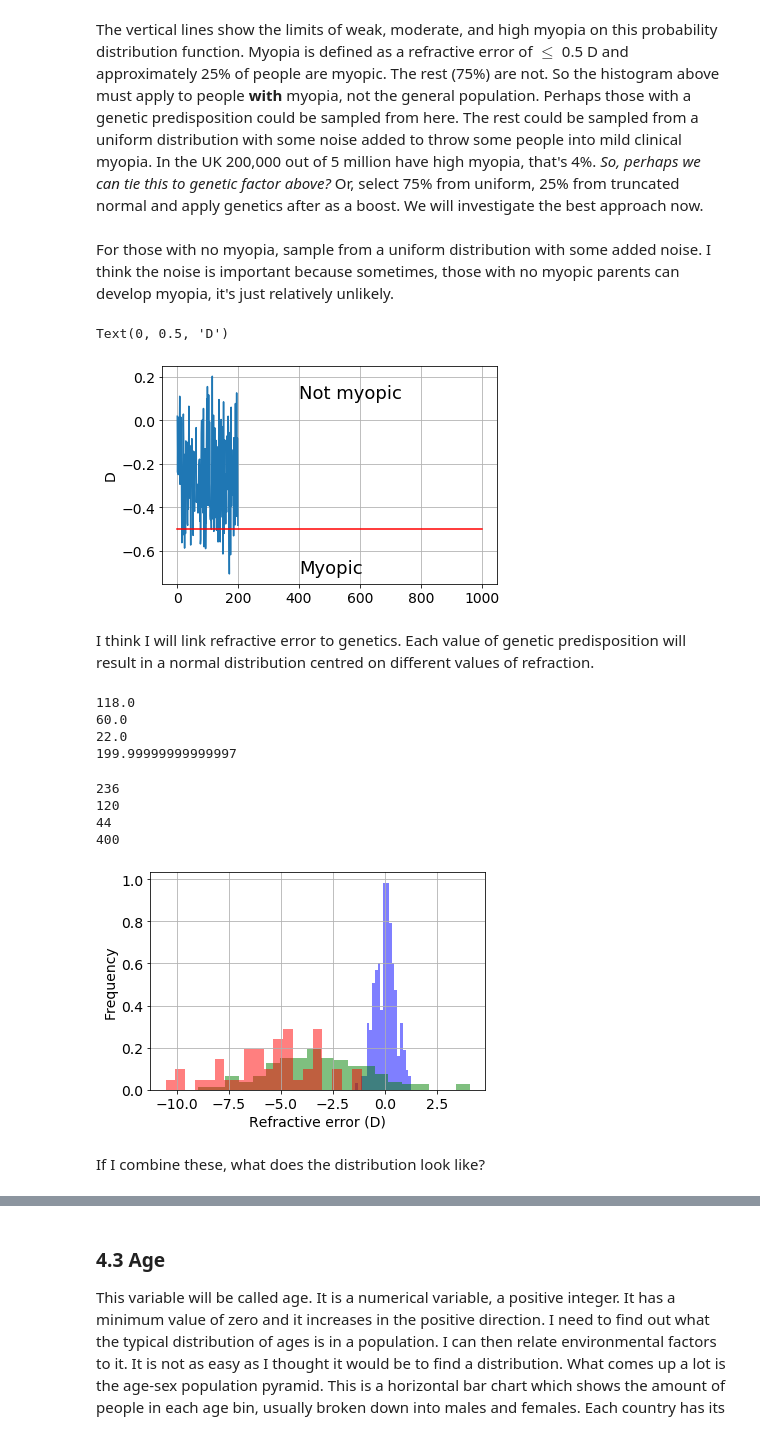
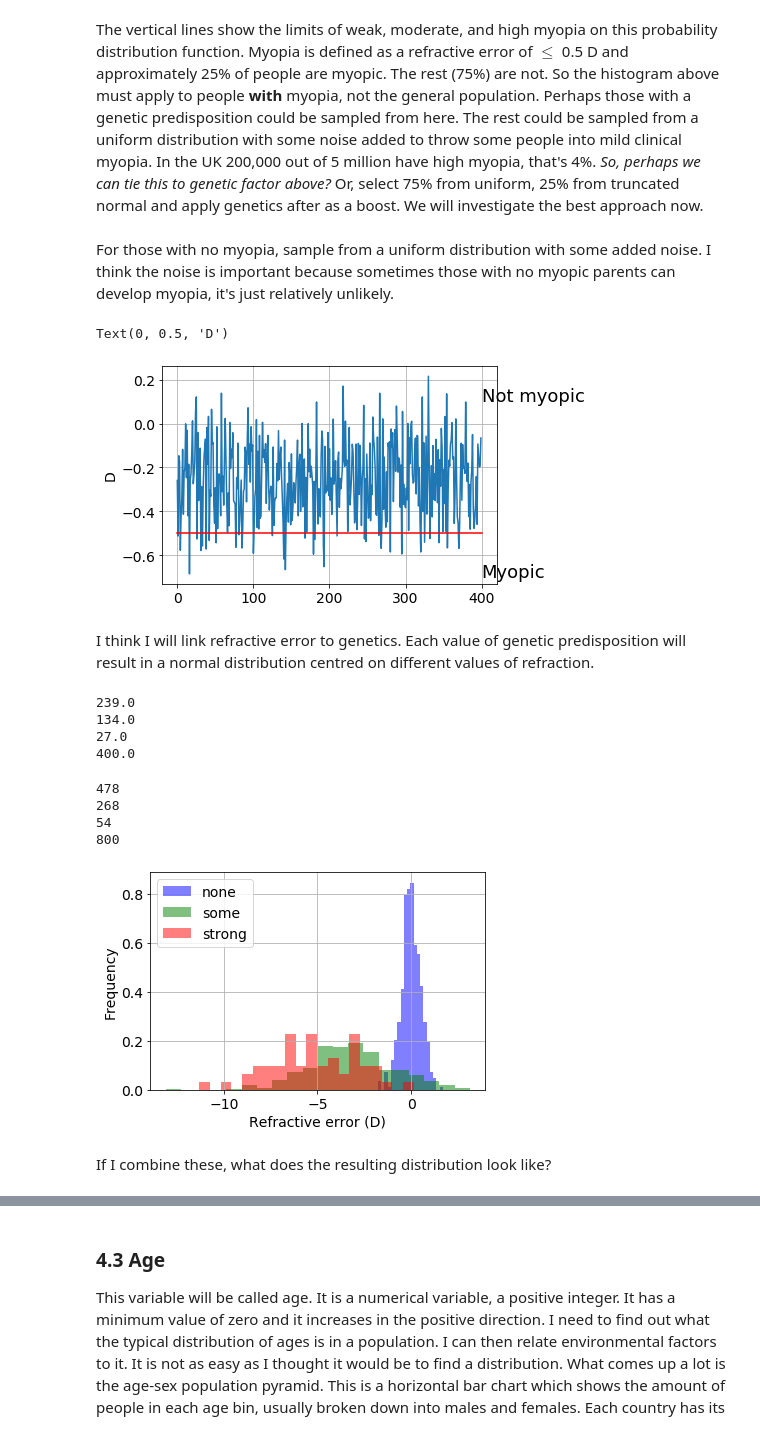
Before and after one commit to elizabethdaly/simulating-data, a Jupyter notebook: eyesight.ipynb, the cells around one changed output, grey strips where cells are left out. Cells and saved outputs as stored; diff of their text form; code cells hidden in the pictures.

```diff
--- a/eyesight.ipynb
+++ b/eyesight.ipynb
@@ -106,7 +113,7 @@ It's interesting to note that her dad has myopia, as do all of his siblings. In
 ## 4. Investigation of variables
 # %%
 # number of samples/observations in the data set
-n = 200
+n = 400
 # %% [markdown]
 ### 4.1 Genes
 # %% [markdown]
@@ -190,22 +196,22 @@ plt.grid()
 The vertical lines  show the limits of weak, moderate, and high myopia on this probability distribution function. Myopia is defined as a refractive error of $\leq$ 0.5 D and approximately 25% of people are myopic. The rest (75%) are not. So the histogram above must apply to people **with** myopia, not the general population. Perhaps those with a genetic predisposition could be sampled from here. The rest could be sampled from a uniform distribution with some noise added to throw some people into mild clinical myopia. In the UK 200,000 out of 5 million have high myopia, that's 4%.
 *So, perhaps we can tie this to genetic factor above?* Or, select 75% from uniform, 25% from truncated normal and apply genetics after as a boost. We will investigate the best approach now.
 # %% [markdown]
-For those with no myopia, sample from a uniform distribution with some added noise. I think the noise is important because sometimes, those with no myopic parents can develop myopia, it's just relatively unlikely.
+For those with no myopia, sample from a uniform distribution with some added noise. I think the noise is important because sometimes those with no myopic parents can develop myopia, it's just relatively unlikely.
 # %%
 # Sample from a uniform distribution with some added noise.
 base =  np.random.uniform(0, -0.5, n) + np.random.normal(0, 0.1, n)
 # Beware positive values
 x = np.arange(0, n)
 plt.plot(x, base)
-plt.plot([0, 1000], [-0.5, -0.5], 'r')
+plt.plot([0, 400], [-0.5, -0.5], 'r')
 plt.text(400, -0.7, "Myopic", fontsize=18)
 plt.text(400, 0.1, "Not myopic", fontsize=18)
 
 plt.grid()
 plt.ylabel('D')
 # %% [output]
 Text(0, 0.5, 'D')
-[figure, old version]
+[figure, new version]
 # %% [markdown]
 I think I will link refractive error to genetics. Each value of genetic predisposition will result in a normal distribution centred on different values of refraction.
 # %%
@@ -219,13 +225,13 @@ print(n * fnone)
 print(n * fsome)
 print(n * fstrong)
 
-# Want sum to always add to n for generating final dataframe. Doesn't always so beware.
+# Want sum to always add to n for generating final dataframe. Doesn't always, so beware.
 print(n * (fnone + fsome + fstrong))
 # %% [output]
-118.0
-60.0
-22.0
-199.99999999999997
+239.0
+134.0
+27.0
+400.0
 # %%
 # Three distributions with different means and standard deviation.
 m0, s0 =  0, 0.5 # if Genes = none
@@ -243,18 +249,19 @@ print(len(n1))
 print(len(n2))
 print(len(n0) + len(n1) + len(n2))
 
-plt.hist(n0, bins=20, density=True, alpha=0.5, FaceColor='b')
-plt.hist(n1, bins=20, density=True, alpha=0.5, FaceColor='g')
-plt.hist(n2, bins=20, density=True, alpha=0.5, FaceColor='r')
+plt.hist(n0, bins=20, density=True, alpha=0.5, FaceColor='b', label="none")
+plt.hist(n1, bins=20, density=True, alpha=0.5, FaceColor='g', label="some")
+plt.hist(n2, bins=20, density=True, alpha=0.5, FaceColor='r', label="strong")
 plt.xlabel("Refractive error (D)")
 plt.ylabel("Frequency")
+plt.legend()
 plt.grid()
 # %% [output]
-236
-120
-44
-400
+478
+268
+54
+800
-[figure, old version]
+[figure, new version]
 # %% [markdown]
-If I combine these, what does the distribution look like?
+If I combine these, what does the resulting distribution look like?
 # %%
```
Also changed, not shown: parts of 20 cells of this notebook, 1 other file.
